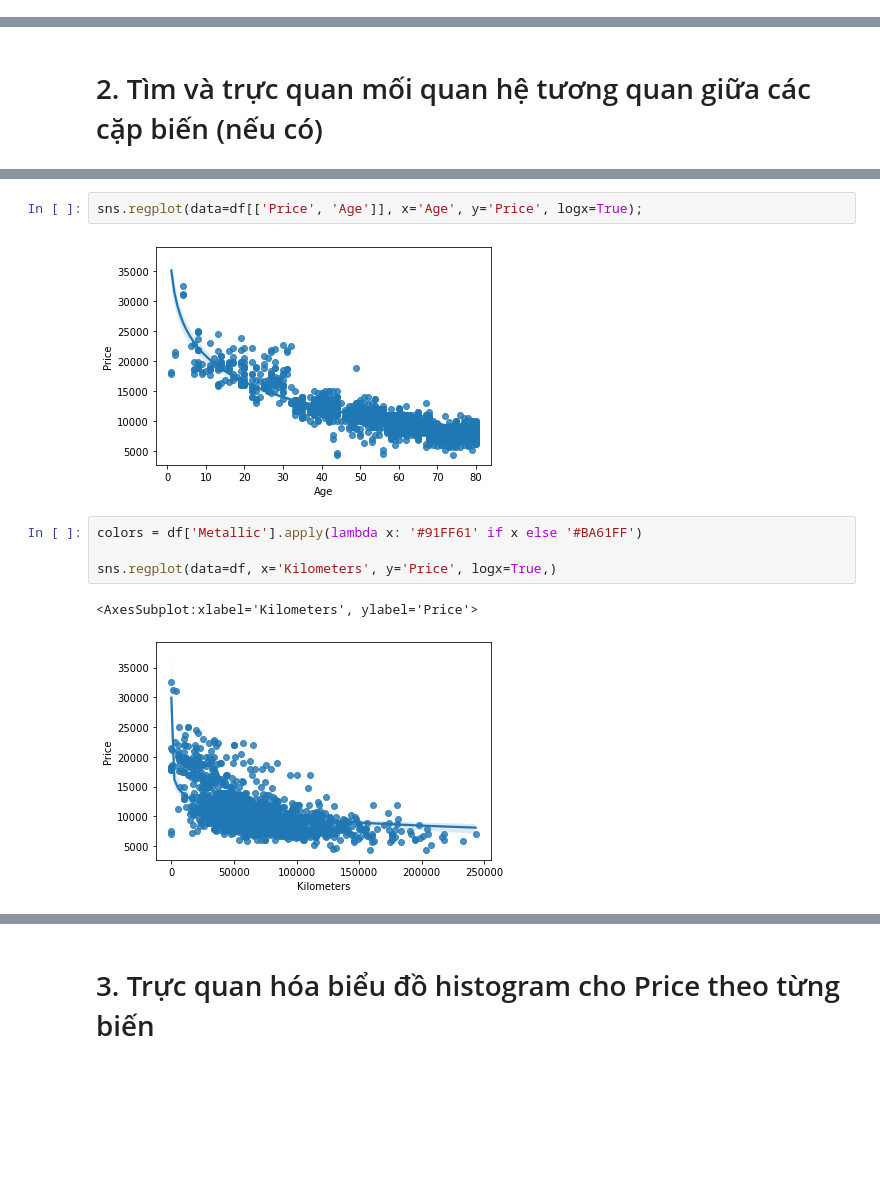
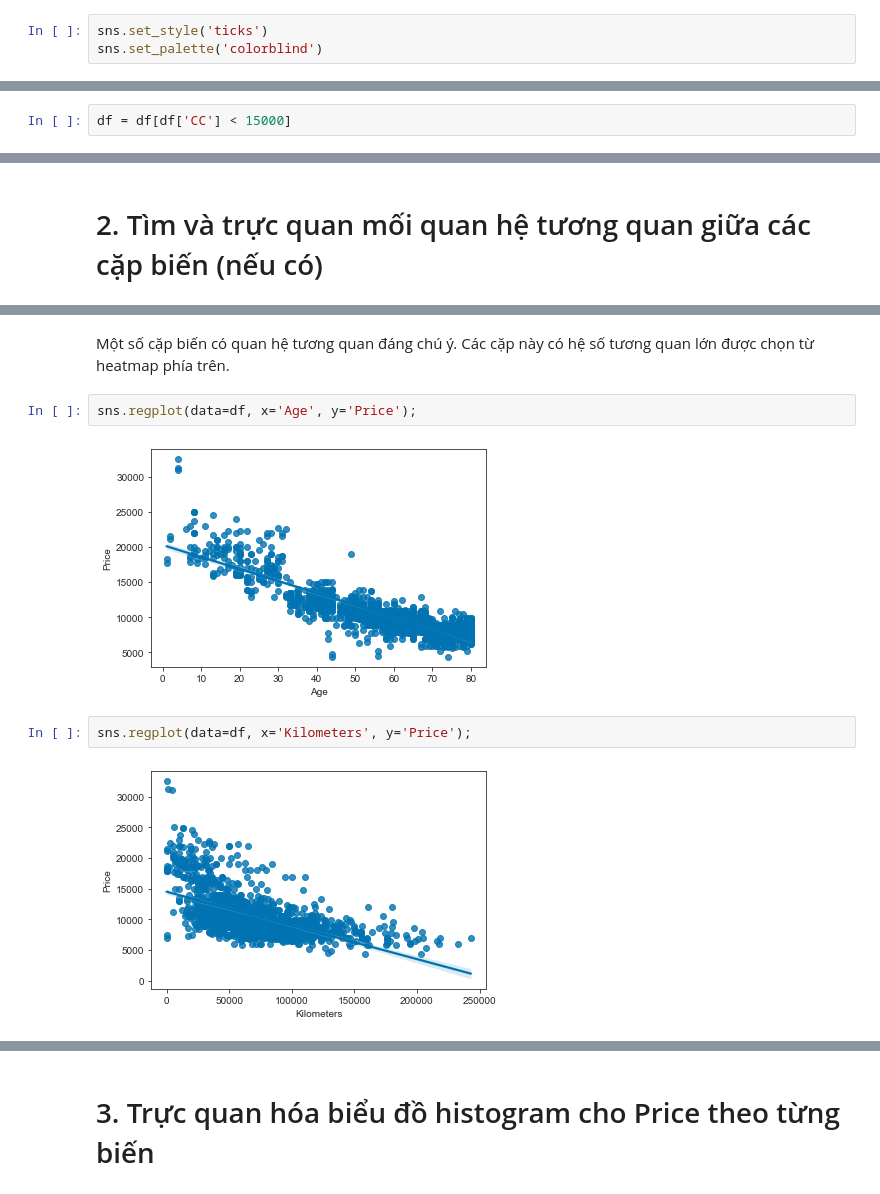
Before and after one commit to mdnam2410/dv-hackathon, a Jupyter notebook: 19120298.ipynb, the cells around one changed output, grey strips where cells are left out. Saved outputs shown, nothing was run; the diff lists cells and outputs as text; blank space fills up the shorter version.

```diff
--- a/19120298.ipynb
+++ b/19120298.ipynb
@@ -14,0 +16,3 @@ from sklearn.metrics import mean_squared_error, mean_squared_log_error
+# %%
+sns.set_style('ticks')
+sns.set_palette('colorblind')
@@ -52,2 +62,4 @@ df['Automatic'] = df['Automatic'].astype(bool)
+# %%
+df = df[df['CC'] < 15000]
 # %% [markdown]
 # 1. Trực quan hóa các thông tin thống kê mô tả cho các biến
@@ -119,12 +163,11 @@ sns.pairplot(data=df[num_cols])
+# %% [markdown]
+Một số cặp biến có quan hệ tương quan đáng chú ý. Các cặp này có hệ số tương quan lớn được chọn từ heatmap phía trên.
 # %%
-sns.regplot(data=df[['Price', 'Age']], x='Age', y='Price', logx=True);
+sns.regplot(data=df, x='Age', y='Price');
 # %% [output]
-[figure, old version]
+[figure, new version]
 # %%
-colors = df['Metallic'].apply(lambda x: '#91FF61' if x else '#BA61FF')
-
-sns.regplot(data=df, x='Kilometers', y='Price', logx=True,)
+sns.regplot(data=df, x='Kilometers', y='Price');
 # %% [output]
-<AxesSubplot:xlabel='Kilometers', ylabel='Price'>
-[figure, old version]
+[figure, new version]
 # %%
```
Also changed, not shown: parts of 47 cells of this notebook.
